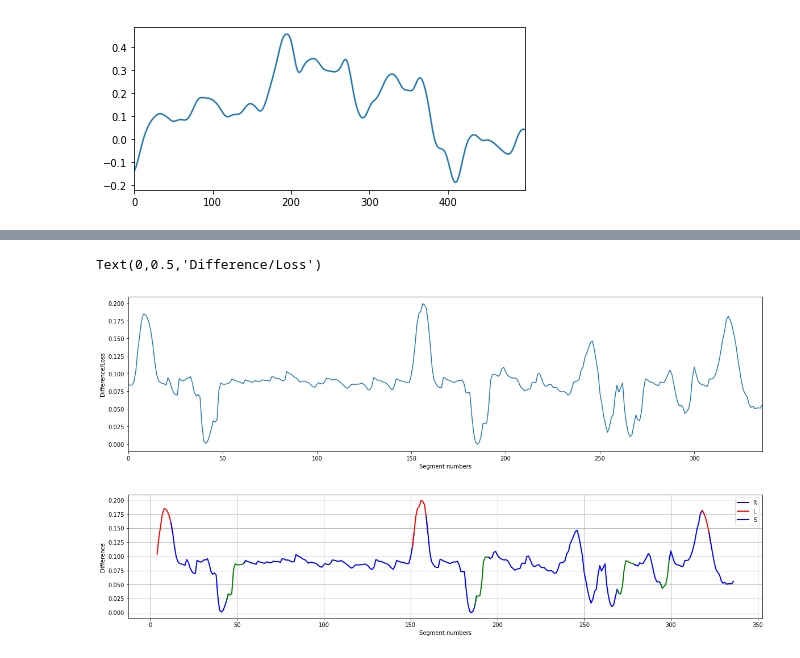
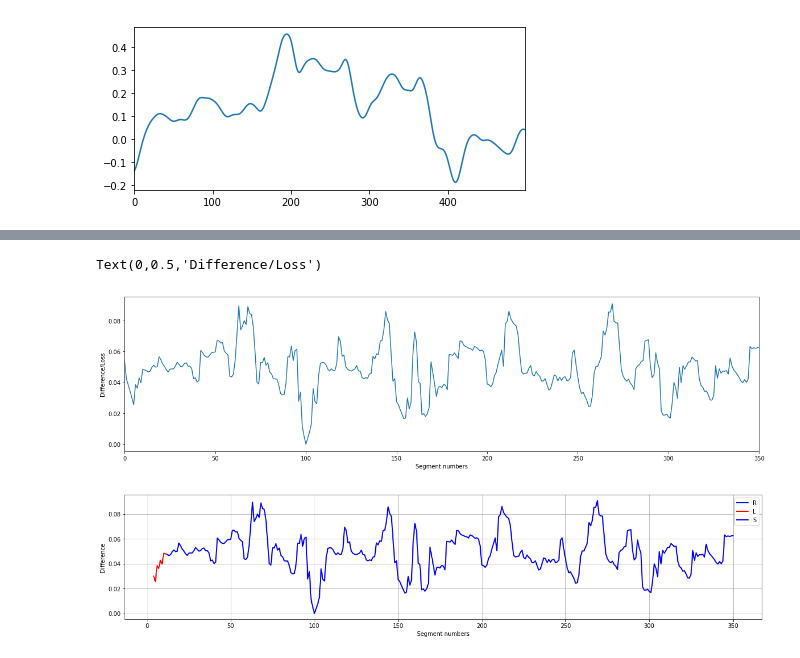
Before and after one commit to dhananjayece244/MTP, a Jupyter notebook: DTW_for_bike.ipynb, the cells around one changed output, grey strips where cells are left out. Saved outputs shown, nothing was run; the diff lists cells and outputs as text; code cells hidden in the pictures.

```diff
--- a/DTW_for_bike.ipynb
+++ b/DTW_for_bike.ipynb
@@ -369,23 +369,23 @@ diff_wrt_LT_bike = loss_for_segments(bike_segments, y ,dist_fun)
 # %%
-car_colors = pltcolor(car_labels)
+bike_colors = pltcolor(bike_labels)
 
-loss_series = pd.Series(diff_wrt_LT)
+loss_series = pd.Series(diff_wrt_LT_bike)
 loss_series.plot(figsize=(20,5))
 plt.xlabel('Segment numbers')
 plt.ylabel('Difference/Loss')
 # %% [output]
 Text(0,0.5,'Difference/Loss')
-[figure, old version]
+[figure, new version]
 # %%
-loss_series = pd.Series(diff_wrt_LT)
+loss_series = pd.Series(diff_wrt_LT_bike)
 
 y = loss_series
 x = np.arange(len(y))
-plot_multicolored_lines(x,y,car_colors)
+plot_multicolored_lines(x,y,bike_colors)
 plt.xlabel('Segment numbers')
 plt.ylabel('Difference')
 plt.legend("RLS")
 plt.grid(True)
 plt.show()
 # %% [output]
-[figure, old version]
+[figure, new version]
```
Also changed, not shown: parts of 1 cell of this notebook.
